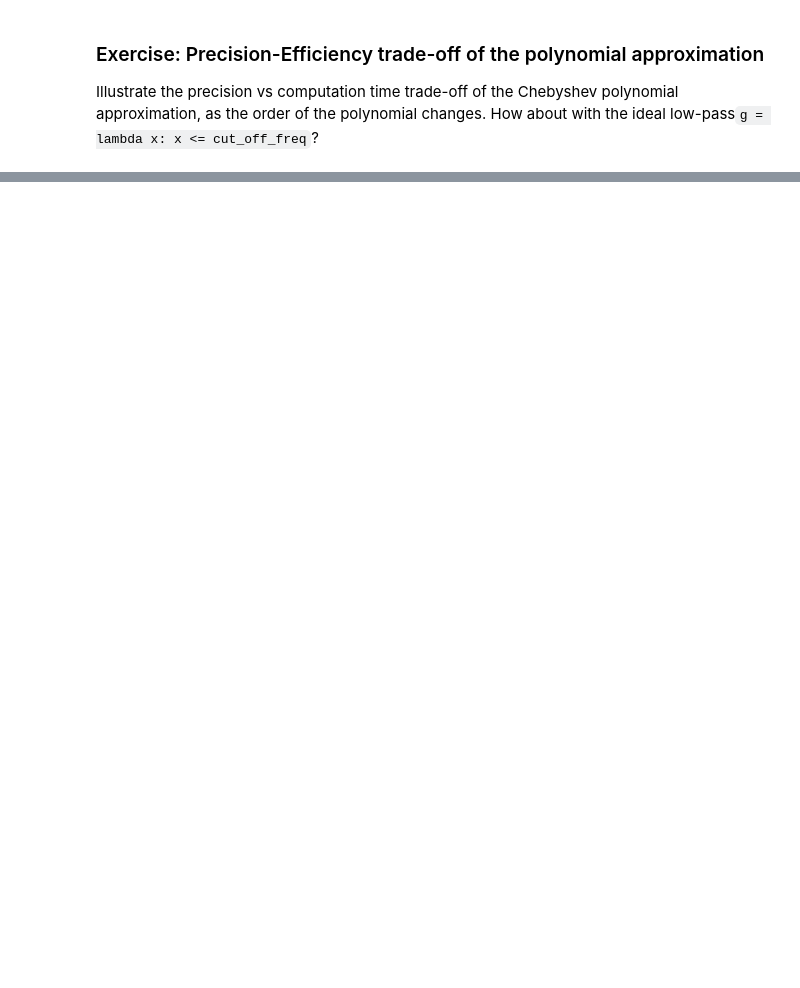
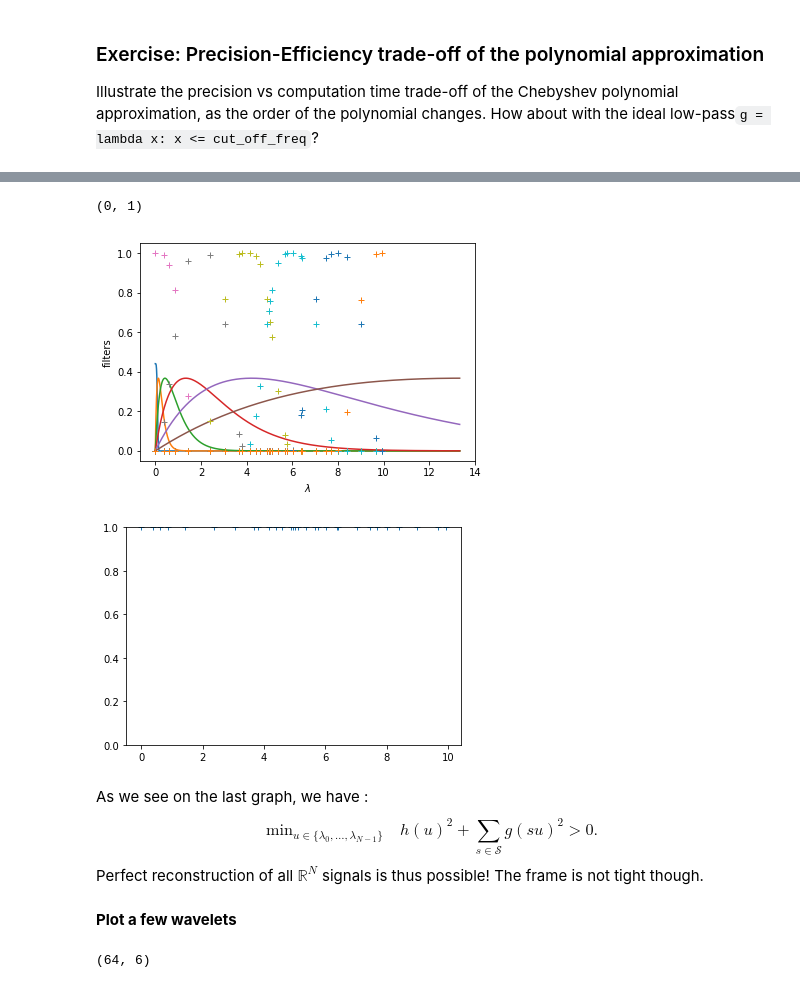
Before and after one commit to mdeff/pygsp_tutorial_graphsip, a Jupyter notebook: notebooks/05_filters.ipynb, the cells around one changed output, grey strips where cells are left out. Saved outputs shown, nothing was run; the diff lists cells and outputs as text; code cells hidden in the pictures; blank space fills up the shorter version.

```diff
--- a/notebooks/05_filters.ipynb
+++ b/notebooks/05_filters.ipynb
@@ -169,0 +187,3 @@ where $y$ is the observed signal, $\alpha$ is an hyper-parameter which controls
+# %%
+G = graphs.Sensor(seed=42)
+G.compute_fourier_basis()
@@ -169,0 +197,32 @@ where $y$ is the observed signal, $\alpha$ is an hyper-parameter which controls
+# %%
+m=5
+g = filters.MexicanHat(G, Nf = m + 1, lpfactor = 50)
+# %%
+eval_x = np.arange(0, G.lmax, G.lmax/1000)
+y = g.evaluate(eval_x)
+# %%
+plt.plot(eval_x, y.T)
+plt.plot(G.e, g.evaluate(G.e).T, '+')
+plt.xlabel('$\lambda$')
+plt.ylabel('filters')
+plt.figure()
+plt.plot(G.e, np.sum(np.power(g.evaluate(G.e).T,2),1), '+')
+plt.ylim([0, 1])
+# %% [output]
+(0, 1)
+[figure, added]
+[figure, added]
+# %% [markdown]
+As we see on the last graph, we have :
+$$\text{min}_{u\in\{\lambda_0, \ldots, \lambda_{N-1}\}} \quad h(u)^2 + \sum_{s\in\mathcal{S}} g(su)^2 > 0.$$
+Perfect reconstruction of all $\mathbb{R}^N$ signals is thus possible! The frame is not tight though.
+# %% [markdown]
+**Plot a few wavelets**
+# %%
+node = 10
+delta_node = np.zeros((G.N,))
+delta_node[node] = 1
+wavelet_at_node = g.filter(delta_node)
+wavelet_at_node.shape
+# %% [output]
+(64, 6)
```
Also changed, not shown: parts of 26 cells of this notebook.
